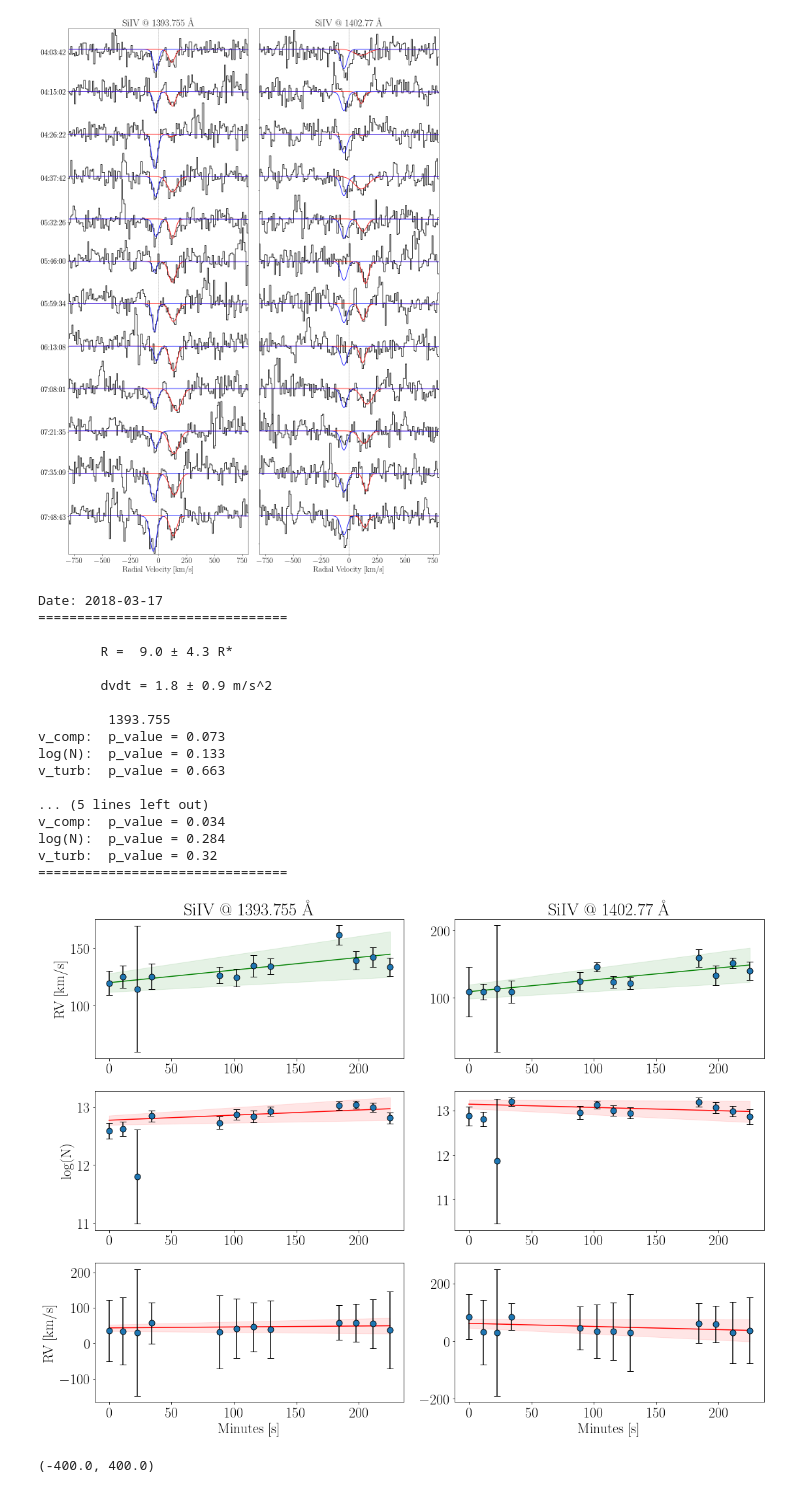
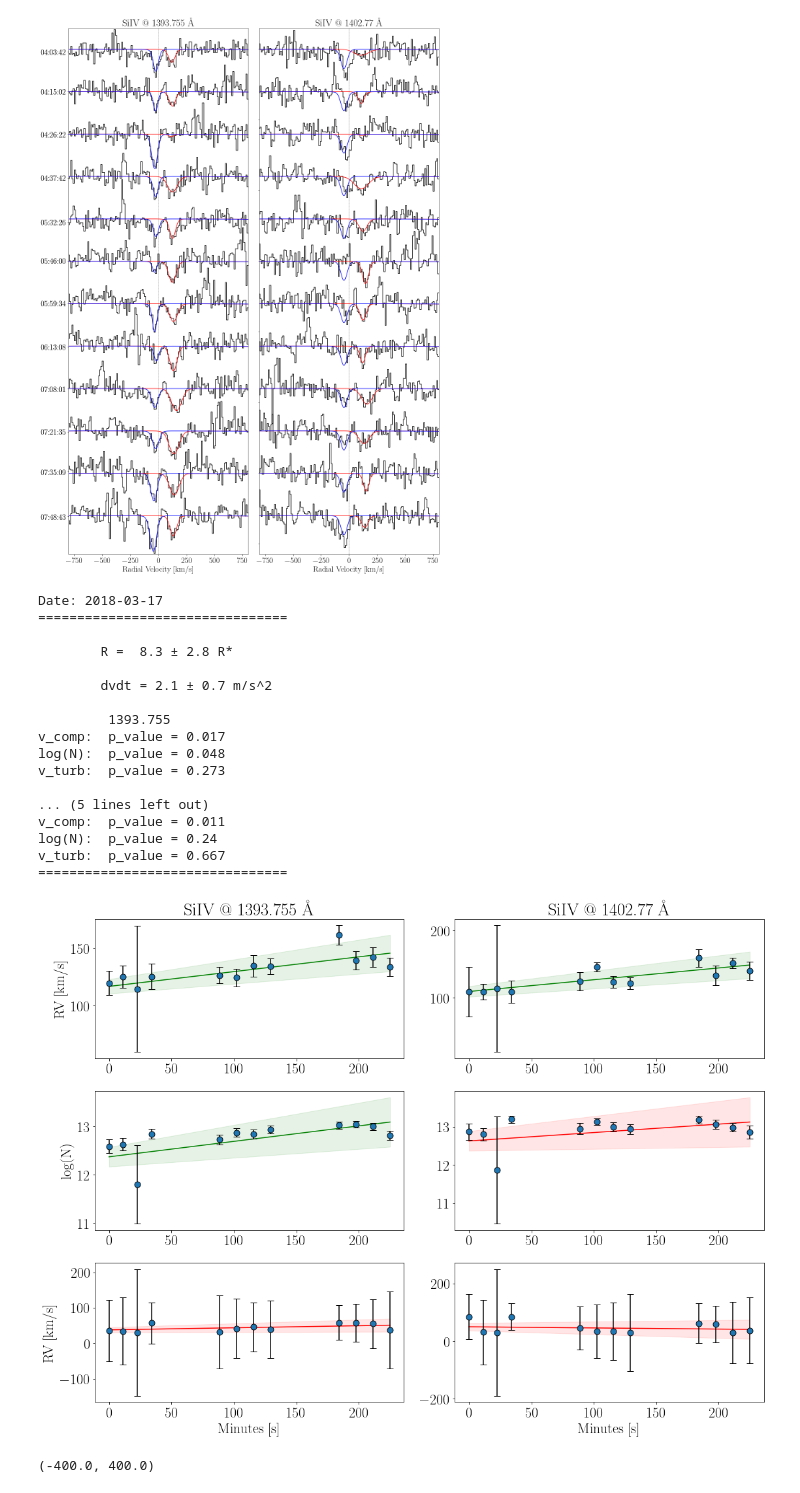
Before and after one commit to bdrdavies/exocomets, a Jupyter notebook: notebooks/short_term_variations.ipynb, the cells around one changed output. Cells and saved outputs as stored; diff of their text form; code cells hidden in the pictures.

```diff
--- a/notebooks/short_term_variations.ipynb
+++ b/notebooks/short_term_variations.ipynb
@@ -112,14 +105,14 @@ plt.rcParams.update(plotting_params)
 Line1 = 1393.7550 # The first SiIV line
 Line2 = 1402.7700 # The second SiIV line
 
-bin_size = 5 # Only for visualisation. Never used for calculation.
+bin_size = 3 # Only for visualisation. Never used for calculation.
 
-# Selecting a region for determening the baseline (normalsation region), e.g. flux = 0.
+# Selecting a region for determening the baseline (normalsation region).
 n1 = 400  # km/s
 n2 = 1500 # km/s
 
 cool=cm.plasma(np.linspace(0.0,0.9,len(DP[0]))) # Create some nice colours for the plot
-cool=cm.plasma(np.linspace(0.0,0.9,20)) # Create some nice colours for the plot
+cool=cm.plasma(np.linspace(0.0,0.9,12)) # Create some nice colours for the plot
 # %%
 print('Looking at observations done on:')
 
@@ -458,7 +454,7 @@ for nobs in range(len(DP)):
 
 
         for j in range(2):
-            res1 = linregress(minutes[3:], v_comp[nobs][j][3:])
+            res1 = linregress(minutes[2:], v_comp[nobs][j][2:])
             if res1.pvalue < 0.10:
                 colour = "green"
                 print("\n\tR = ",round(c.RadCalc(res1[0]),1),"±",round(c.RadCalc(res1[0])*(res1.stderr/res1[0]),1),"R*")
@@ -471,7 +467,7 @@ for nobs in range(len(DP)):
             axes[0][j].scatter(minutes,v_comp[nobs][j],s=80,zorder=2,color="black")
             axes[0][j].scatter(minutes,v_comp[nobs][j],s=50,zorder=2,label="Absorption depth")
 
-            res2 = linregress(minutes[3:], N[nobs][j][3:])
+            res2 = linregress(minutes[2:], N[nobs][j][2:])
             if res2.pvalue < 0.10:
                 colour = "green"
             else:
@@ -482,7 +478,7 @@ for nobs in range(len(DP)):
             axes[1][j].scatter(minutes,N[nobs][j],s=80,zorder=2,color="black")
             axes[1][j].scatter(minutes,N[nobs][j],s=50,zorder=2,label="Absorption depth")
 
-            res3 = linregress(minutes[3:], v_turb[nobs][j][3:])
+            res3 = linregress(minutes[2:], v_turb[nobs][j][2:])
             if res3.pvalue < 0.10:
                 colour = "green"
             else:
@@ -503,42 +499,42 @@ for nobs in range(len(DP)):
             else:
                 print('log(N):\t p_value =',round(res2.pvalue,3))
             if res3.pvalue < 0.05:
                 print(Back.GREEN + 'v_turb:\t p_value =',round(res3.pvalue,3),Style.RESET_ALL)
             else:
                 print('v_turb:\t p_value =',round(res3.pvalue,3))
 
             #with open(home+'/data/variations_'+date+'.txt', 'w') as output:
             #    output.write('Amplitude:\t p_value = '+str(round(res1.pvalue,3))+'\n')
 
         axes[0][0].set_ylabel(r'RV [km/s]')
         axes[0][0].title.set_text('SiIV @ '+str(Line1)+' \AA')
         axes[0][1].title.set_text('SiIV @ '+str(Line2)+' \AA')
         axes[1][0].set_ylabel(r'log(N)')
         axes[2][0].set_ylabel(r'RV [km/s]')
         axes[2][0].set_xlabel(r'Minutes [s]')
         axes[2][1].set_xlabel(r'Minutes [s]')
         fig.tight_layout()
         plt.savefig(home+'/plots/trends/'+date+'_fit_parameters.pdf', bbox_inches='tight', pad_inches=0.1,dpi=300)
         print(32*"=","\n")
 # %% [output]
 Date: 2018-03-17
 ================================
 
-        R =  9.0 ± 4.3 R*
+        R =  8.3 ± 2.8 R*
 
-        dvdt = 1.8 ± 0.9 m/s^2
+        dvdt = 2.1 ± 0.7 m/s^2
 
          1393.755
-v_comp:  p_value = 0.073
-log(N):  p_value = 0.133
-v_turb:  p_value = 0.663
+v_comp:  p_value = 0.017
+log(N):  p_value = 0.048
+v_turb:  p_value = 0.273
 
 ... (5 lines left out)
-v_comp:  p_value = 0.034
-log(N):  p_value = 0.284
-v_turb:  p_value = 0.32
+v_comp:  p_value = 0.011
+log(N):  p_value = 0.24
+v_turb:  p_value = 0.667
 ================================
-[figure, old version]
+[figure, new version]
 # %%
 #l = np.arange(1390,1400,0.01)
 rv_l = c.Wave2RV(l,1393.755,0)
```
Also changed, not shown: parts of 5 cells of this notebook.
